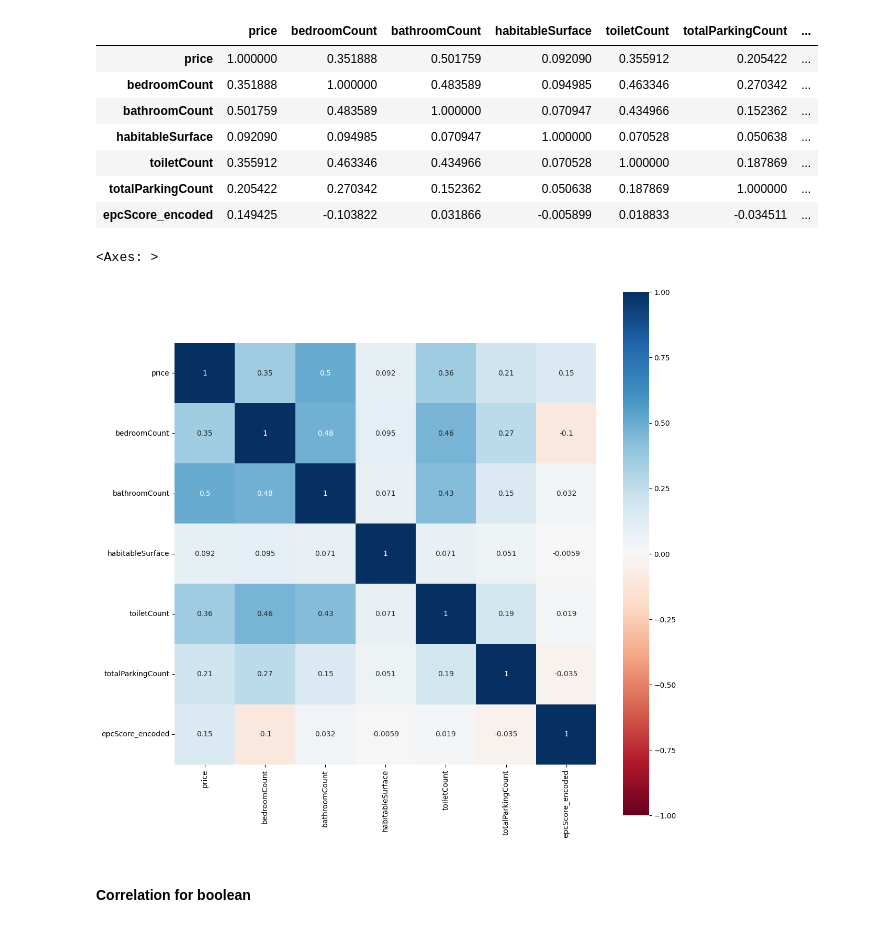
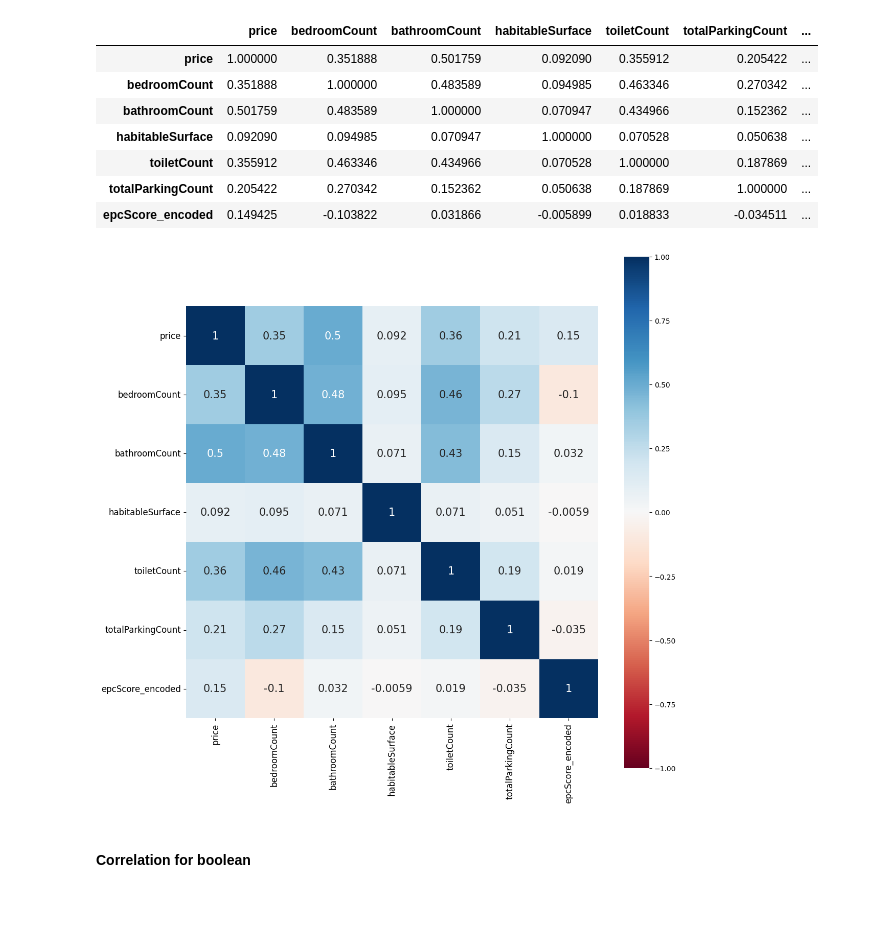
Before and after one commit to hermstefanny/immo-eliza-analysis, a Jupyter notebook: eda_draft.ipynb, the cells around one changed output. Cells and saved outputs as stored; diff of their text form; code cells hidden in the pictures.

```diff
--- a/eda_draft.ipynb
+++ b/eda_draft.ipynb
@@ -269,11 +281,14 @@ corr_matrix_cont
 | epcScore_encoded | 0.149425 | -0.103822 | 0.031866 | -0.005899 | 0.018833 | -0.034511 | ... |
 # %%
 plt.figure(figsize=(13, 13))
-plt.savefig('images/corr_matrix_continuos.png')
-sns.heatmap(corr_matrix_cont, cmap ='RdBu', vmin =-1, vmax=1, annot =True, square = True)
+
+heatmap = sns.heatmap(corr_matrix_cont, cmap ='RdBu', vmin =-1, vmax=1, annot =True, square = True, annot_kws = {'fontsize': 15})
+heatmap.set_xticklabels(heatmap.get_xmajorticklabels(), fontsize = 12)
+heatmap.set_yticklabels(heatmap.get_ymajorticklabels(), fontsize = 12)
+plt.savefig('images/corr_matrix_continuos.png', pad_inches = 3)
+plt.show()
 # %% [output]
-<Axes: >
-[figure, old version]
+[figure, new version]
 # %% [markdown]
 #### Correlation for boolean
 # %%
```
Also changed, not shown: parts of 1 cell of this notebook.
